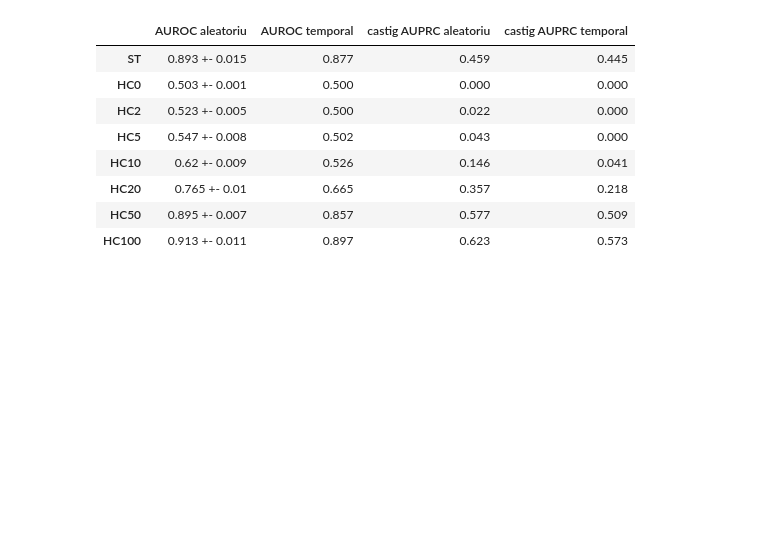
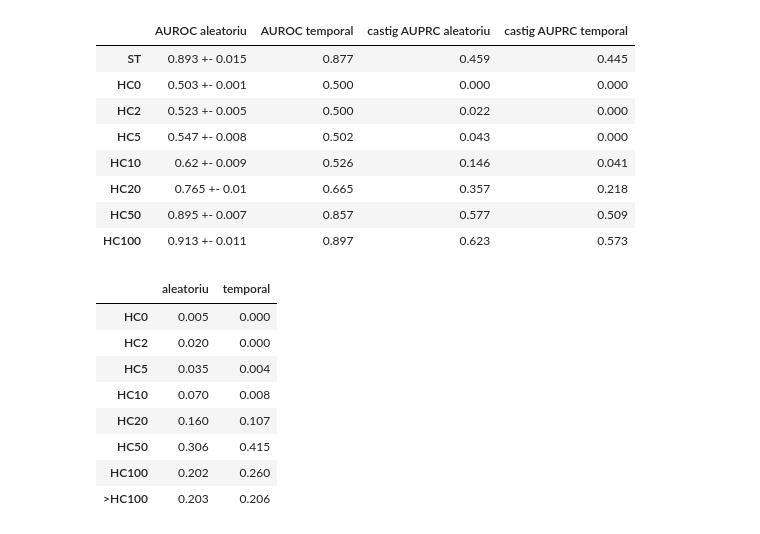
Before and after one commit to AioaneClaudia/Predic-ia-rezisten-ei-la-antibiotice-din-genom, a Jupyter notebook: notebooks/02_poc_linie.ipynb, the cells around one changed output. Saved outputs shown, nothing was run; the diff lists cells and outputs as text; code cells hidden in the pictures; blank space fills up the shorter version.

```diff
--- a/notebooks/02_poc_linie.ipynb
+++ b/notebooks/02_poc_linie.ipynb
@@ -97,3 +97,22 @@ tabel
 | HC20 | 0.765 +- 0.01 | 0.665 | 0.357 | 0.218 |
 | HC50 | 0.895 +- 0.007 | 0.857 | 0.577 | 0.509 |
 | HC100 | 0.913 +- 0.011 | 0.897 | 0.623 | 0.573 |
+# %%
+#distributia distantelor
+ordine = [0, 2, 5, 10, 20, 50, 100, np.inf]
+d_t = distanta_minima(train_t, test_t).value_counts(normalize=True).reindex(ordine, fill_value=0)
+d_a = pd.concat([distanta_minima(*split_aleatoriu(df, n_tr, n_te, s)).value_counts(normalize=True)
+                 .reindex(ordine, fill_value=0) for s in range(20)], axis=1).mean(axis=1)
+dist = pd.DataFrame({"aleatoriu": d_a, "temporal": d_t})
+dist.index = [f"HC{int(i)}" if np.isfinite(i) else ">HC100" for i in dist.index]
+dist.round(3)
+# %% [output]
+|  | aleatoriu | temporal |
+| HC0 | 0.005 | 0.000 |
+| HC2 | 0.020 | 0.000 |
+| HC5 | 0.035 | 0.004 |
+| HC10 | 0.070 | 0.008 |
+| HC20 | 0.160 | 0.107 |
+| HC50 | 0.306 | 0.415 |
+| HC100 | 0.202 | 0.260 |
+| >HC100 | 0.203 | 0.206 |
```
Also changed, not shown: parts of 3 cells of this notebook.
